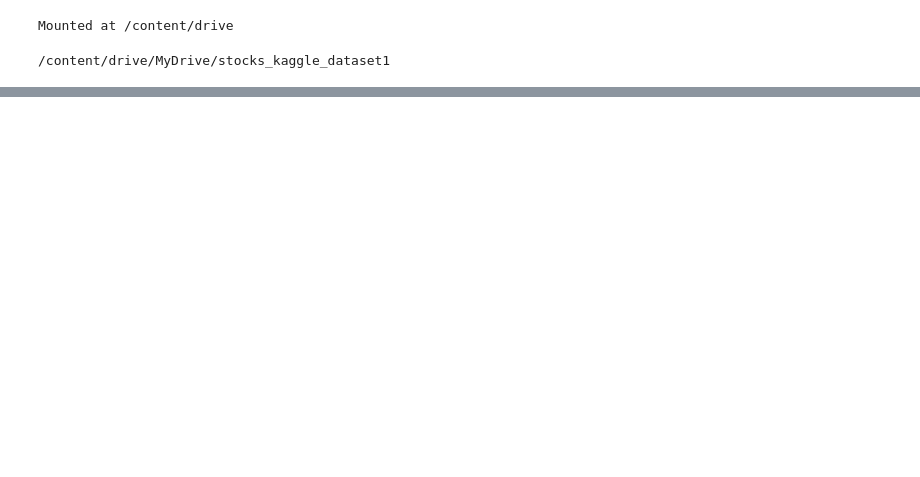
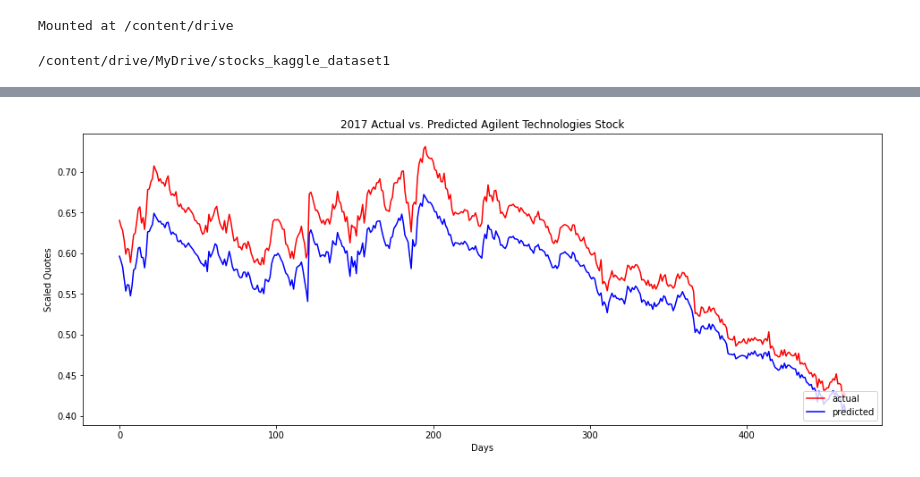
Before and after one commit to anagh07/stock_price_predictor, a Jupyter notebook: lstm_predictor.ipynb, the cells around one changed output, grey strips where cells are left out. Cells and saved outputs as stored; diff of their text form; code cells hidden in the pictures; blank space fills up the shorter version.

```diff
--- a/lstm_predictor.ipynb
+++ b/lstm_predictor.ipynb
@@ -37,0 +251,15 @@ df.count()
+# %%
+predicted = model.predict(xtest)
+# %%
+combined_array = np.concatenate((ytest, predicted), axis = 1)
+# %%
+plt.figure(figsize=(16,6))
+plt.plot(combined_array[:,0],color='red', label='actual')
+plt.plot(combined_array[:,1],color='blue', label='predicted')
+plt.legend(loc = 'lower right')
+plt.title('2017 Actual vs. Predicted Agilent Technologies Stock')
+plt.xlabel('Days')
+plt.ylabel('Scaled Quotes')
+plt.show()
+# %% [output]
+[figure, added]
```
Also changed, not shown: parts of 36 cells of this notebook.
